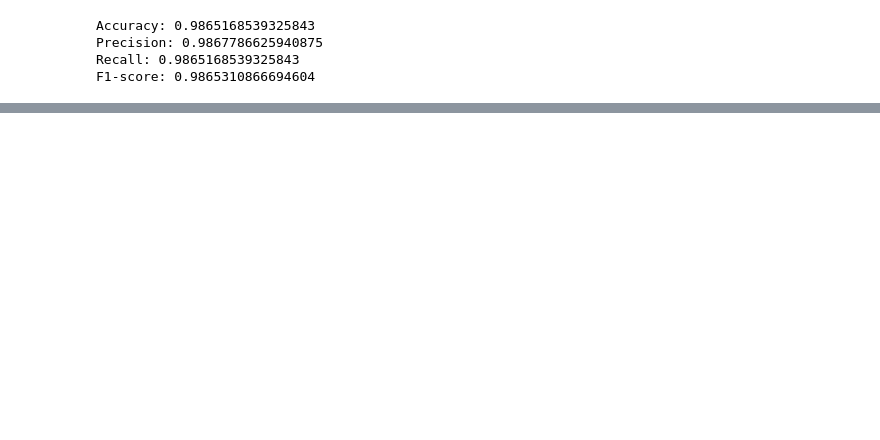
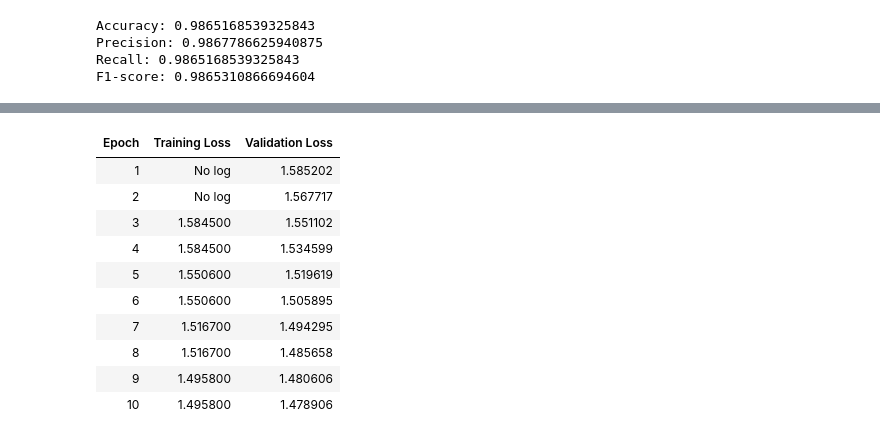
Before and after one commit to IvanovMaxim2000/diploma_MAI_2024, a Jupyter notebook: bert_classification.ipynb, the cells around one changed output, grey strips where cells are left out. Saved outputs shown, nothing was run; the diff lists cells and outputs as text; code cells hidden in the pictures; blank space fills up the shorter version.

```diff
--- a/bert_classification.ipynb
+++ b/bert_classification.ipynb
@@ -174,0 +162,13 @@ TrainOutput(global_step=669, training_loss=0.11706749313080791, metrics={'train_
+# %%
+data = load_dataset('csv', data_files={'train': 'df_file.csv'})
+
+# Выбор и загрузка модели
+model_name = "bert-base-uncased"
+model = AutoModelForSequenceClassification.from_pretrained(model_name, num_labels=5)
+tokenizer = AutoTokenizer.from_pretrained(model_name)
+
+# Токенизация
+def tokenize_function(examples):
+    return tokenizer(examples['Text'], padding="max_length", truncation=True, return_tensors="pt")
+
+data = data.map(tokenize_function, batched=True)
@@ -196,0 +303,73 @@ F1-score: 0.9865310866694604
+# %%
+# NOW
+from transformers import AutoModelForSequenceClassification, AutoTokenizer, Trainer, TrainingArguments
+from datasets import Dataset
+
+# Разделение данных на train/test
+df1 = pd.read_csv('df_file.csv')
+df2 = balanced_df
+datasets = [df1, df2]
+
+
+# Определение моделей и токенизаторов
+models = [
+    ("ELECTRA", "google/electra-small-discriminator")
+]
+
+# Цикл по моделям
+for model_name, model_checkpoint in models:
+    for df in datasets:
+      x, y = train_test_split(df, test_size=0.2, random_state=42)
+      print(f"Fine-tuning модели: {model_name}")
+
+      # Загрузка предобученной модели и токенизатора
+      model = AutoModelForSequenceClassification.from_pretrained(
+          model_checkpoint, num_labels=5
+      )
+      tokenizer = AutoTokenizer.from_pretrained(model_checkpoint)
+
+      # Замораживаем bert слои
+      # for param in model.bert.parameters():
+      #     param.requires_grad = False
+
+      for param in model.electra.parameters():
+        param.requires_grad = False
+
+      # Размораживаем параметры классификационной головки
+      for param in model.classifier.parameters():
+          param.requires_grad = True
+      # Создание функции токенизации
+      def tokenize_function(examples):
+          return tokenizer(examples["Text"], padding="max_length", truncation=True)
+
+      # Преобразование данных в формат Dataset
+      train_dataset = Dataset.from_dict({"Text": x['Text'], "label": x['Label']}).map(
+          tokenize_function
+      )
+      test_dataset = Dataset.from_dict({"Text": y['Text'], "label": y['Label']}).map(
+          tokenize_function
+      )
+
+      # Определение аргументов для обучения
+      training_args = TrainingArguments(
+          output_dir=f"./{model_name}-finetuned",
+          num_train_epochs=10,
+          per_device_train_batch_size=8,
+          per_device_eval_batch_size=8,
+          evaluation_strategy="epoch",
+          save_strategy="epoch",
+          logging_dir=f"./{model_name}-finetuned/logs",
+          learning_rate=2e-5,
+      )
+
+      # Создание объекта Trainer
+      trainer = Trainer(model=model, args=training_args, train_dataset=train_dataset, eval_dataset=test_dataset)
+
+      # Запуск обучения
+      trainer.train()
+
+      # Оценка модели
+      predictions = trainer.predict(test_dataset)
+      predicted_labels = predictions.predictions.argmax(axis=1)
+      print(classification_report(y['Label'], predicted_labels))
+# %% [output]
@@ -196,0 +380,11 @@ F1-score: 0.9865310866694604
+| Epoch | Training Loss | Validation Loss |
+| 1 | No log | 1.585202 |
+| 2 | No log | 1.567717 |
+| 3 | 1.584500 | 1.551102 |
+| 4 | 1.584500 | 1.534599 |
+| 5 | 1.550600 | 1.519619 |
+| 6 | 1.550600 | 1.505895 |
+| 7 | 1.516700 | 1.494295 |
+| 8 | 1.516700 | 1.485658 |
+| 9 | 1.495800 | 1.480606 |
+| 10 | 1.495800 | 1.478906 |
```
Also changed, not shown: parts of 26 cells of this notebook.
